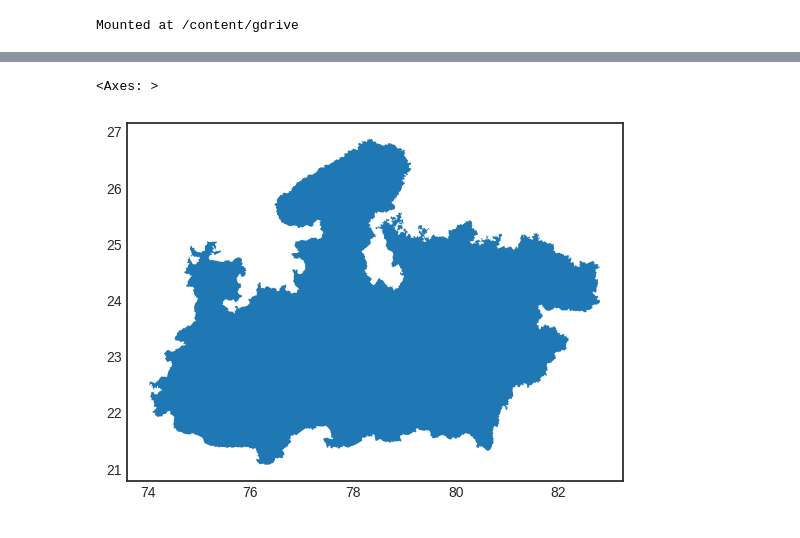
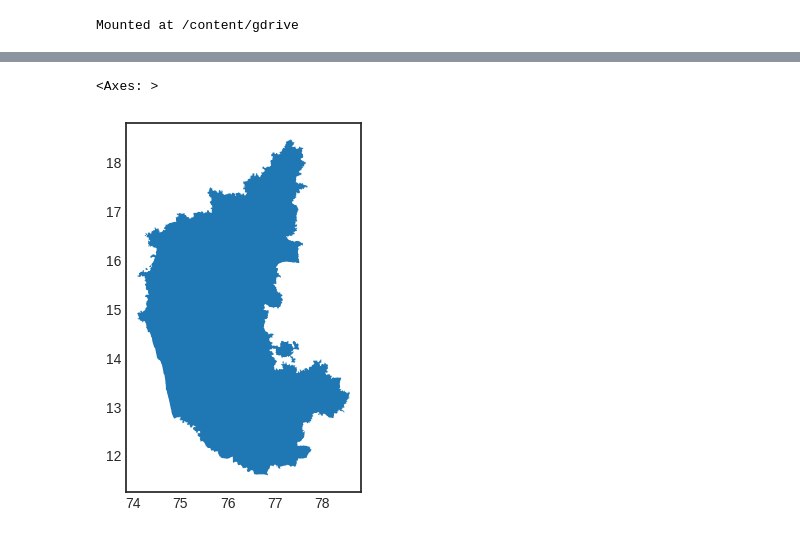
Before and after one commit to agstack/autogeobound, a Jupyter notebook: notebooks/JK02_get_region_of_interest.ipynb, the cells around one changed output, grey strips where cells are left out. Saved outputs shown, nothing was run; the diff lists cells and outputs as text; code cells hidden in the pictures.

Commit message:
Update stitching notebooks for batch-wise processing for Karnataka case study.

```diff
--- a/notebooks/JK02_get_region_of_interest.ipynb
+++ b/notebooks/JK02_get_region_of_interest.ipynb
@@ -54,8 +59,8 @@ gdf = tile_meta.copy()
 gdf = gdf[["key", "geometry"]]
 # %%
 fig, ax = plt.subplots()
-states.loc[states.State_Name == "Madhya Pradesh"].plot(ax=ax)
+states.loc[states.State_Name == "Karnataka"].plot(ax=ax)
 # %% [output]
 <Axes: >
-[figure, old version]
+[figure, new version]
 # %%
```
Also changed, not shown: parts of 33 cells of this notebook, 1 other file.
